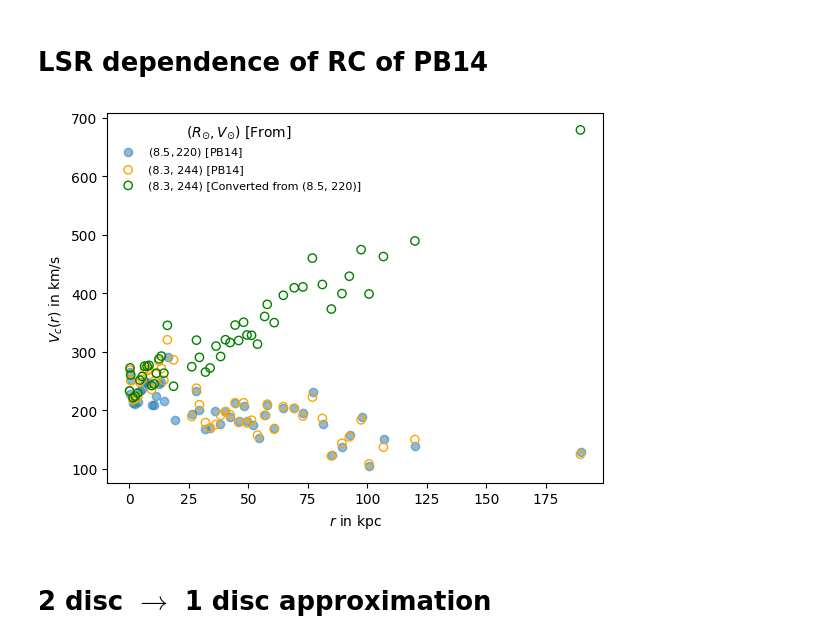
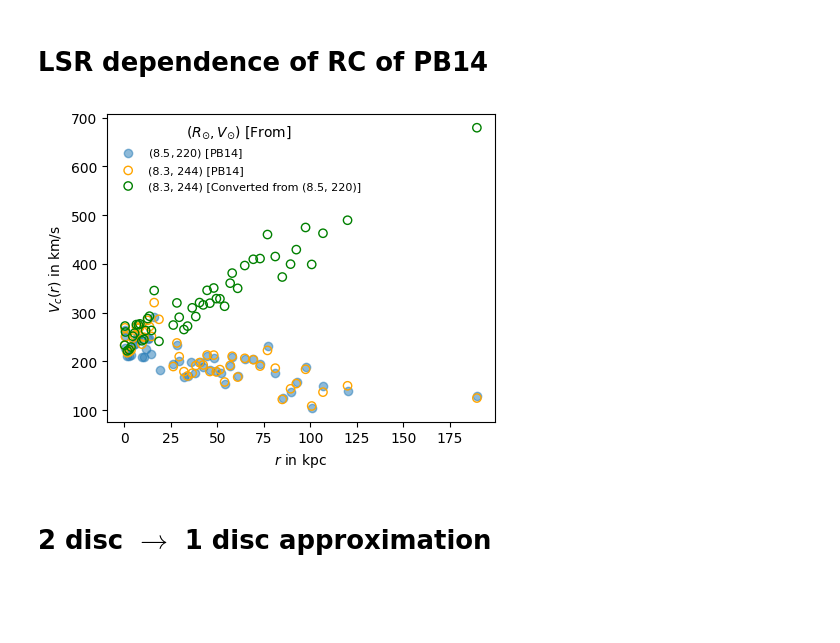
Before and after one commit to Manush19/MWlocalDM, a Jupyter notebook: Notebooks/MWRC_analysis.ipynb, the cells around one changed output. Saved outputs shown, nothing was run; the diff lists cells and outputs as text; code cells hidden in the pictures; blank space fills up the shorter version.

```diff
--- a/Notebooks/MWRC_analysis.ipynb
+++ b/Notebooks/MWRC_analysis.ipynb
@@ -180,18 +180,18 @@ r_, v_ = mw[:,2][indx2], mw[:,3][indx2]
 v_new = (Rsun/Rsun_new)*(v - (r_/Rsun)*(Vsun - Vsun_new))
 r_new = r_
 # %%
-fig,ax = plt.subplots()
+fig,ax = plt.subplots(figsize = (5,4))
 ax.scatter(r,v,label = '$(8.5, 220)$ [PB14]',alpha = 0.5)
 ax.scatter(r_,v_,facecolor = 'none',edgecolor = 'orange', label = '(8.3, 244) [PB14]')
 ax.scatter(r_new, v_new, facecolor = 'none',edgecolor = 'green',label = '(8.3, 244) [Converted from (8.5, 220)]')
 ax.legend(title = '$(R_{\odot}, V_{\odot})$ [From]',prop = {'size':8},framealpha = 0)
 # ax.set_xlim(0,10)
 # ax.text(0.01, 0.9,r'$\tilde{V}_{c}(r) = \frac{R_\odot}{\tilde{R}_\odot} [V_c(r) - \frac{r}{R_\odot}(V_\odot - \tilde{V}_\odot)]$',transform = ax.transAxes)
 ax.set_xlabel('$r$ in kpc')
 ax.set_ylabel('$V_c(r)$ in km/s')
 plt.savefig('../Output/figures/PB_eq9_GC_conversion_2.pdf',bbox_inches = 'tight',dpi = 300)
 # %% [output]
-[figure, old version]
+[figure, new version]
 # %% [markdown]
 # 2 disc $\rightarrow$ 1 disc approximation
 # %%
```
Also changed, not shown: parts of 12 cells of this notebook, 4 other files.
